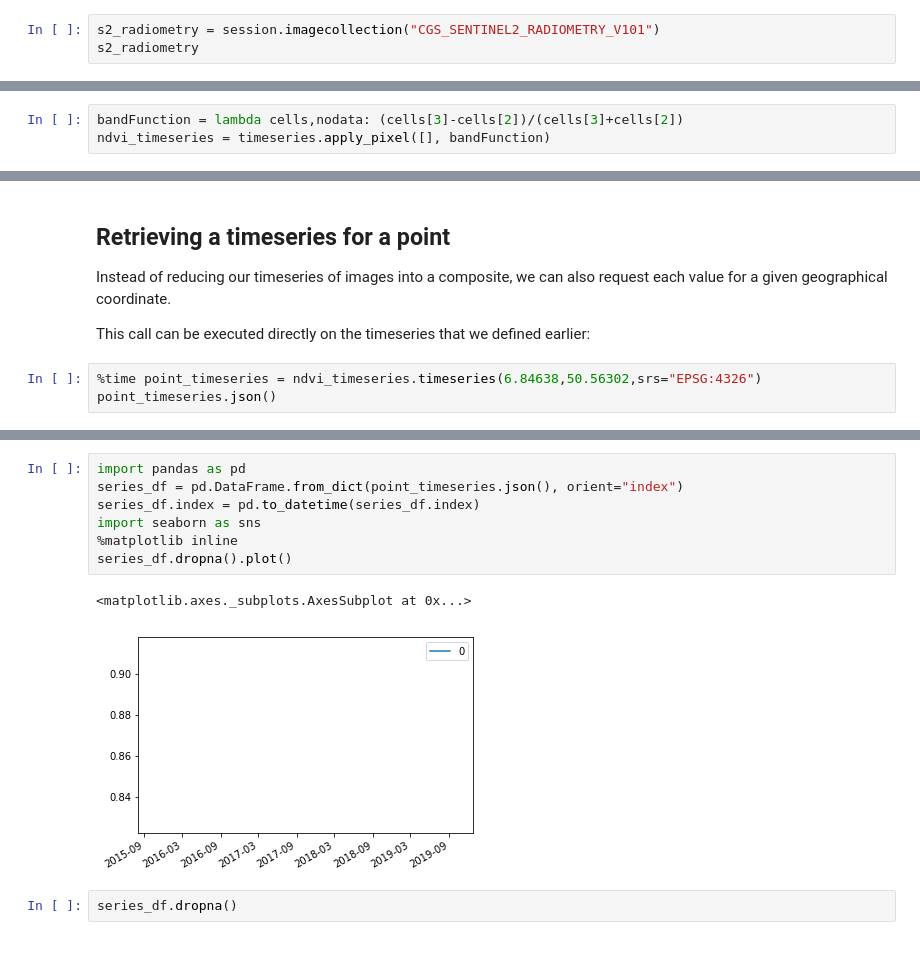
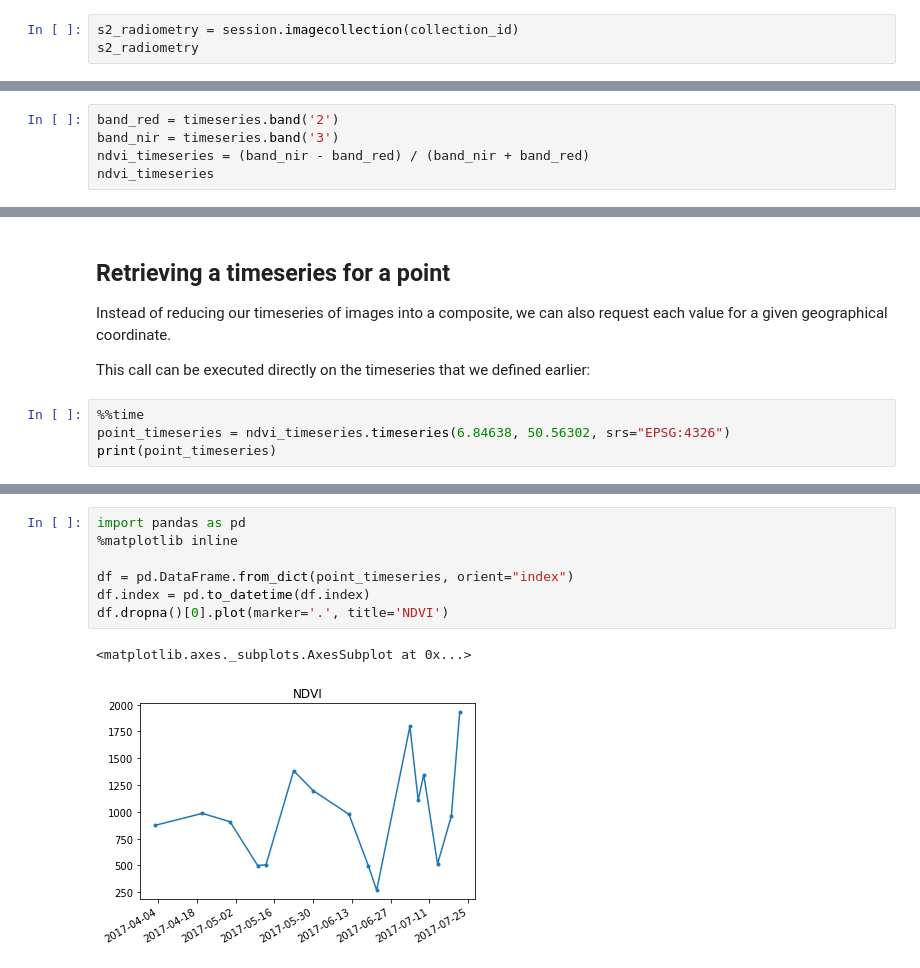
Before and after one commit to Open-EO/openeo-python-client, a Jupyter notebook: examples/notebooks/Compositing.ipynb, the cells around one changed output, grey strips where cells are left out. Saved outputs shown, nothing was run; the diff lists cells and outputs as text.

```diff
--- a/examples/notebooks/Compositing.ipynb
+++ b/examples/notebooks/Compositing.ipynb
@@ -26,4 +59,4 @@ In the client code, the user can create an image collection quite easily. This i
 # %%
-s2_radiometry = session.imagecollection("CGS_SENTINEL2_RADIOMETRY_V101")
+s2_radiometry = session.imagecollection(collection_id)
 s2_radiometry
 # %% [output]
@@ -40,3 +72,0 @@ timeseries
-# %%
-bandFunction = lambda cells,nodata: (cells[3]-cells[2])/(cells[3]+cells[2])
-ndvi_timeseries = timeseries.apply_pixel([], bandFunction)
@@ -42,0 +77,5 @@ ndvi_timeseries = timeseries.apply_pixel([], bandFunction)
+# %%
+band_red = timeseries.band('2')
+band_nir = timeseries.band('3')
+ndvi_timeseries = (band_nir - band_red) / (band_nir + band_red)
+ndvi_timeseries
@@ -93,6 +141,7 @@ Instead of reducing our timeseries of images into a composite, we can also reque
 
 This call can be executed directly on the timeseries that we defined earlier:
 # %%
-%time point_timeseries = ndvi_timeseries.timeseries(6.84638,50.56302,srs="EPSG:4326")
-point_timeseries.json()
+%%time
+point_timeseries = ndvi_timeseries.timeseries(6.84638, 50.56302, srs="EPSG:4326")
+print(point_timeseries)
 # %% [output]
@@ -104,12 +151,10 @@ Wall time: 9.11 s
 # %%
 import pandas as pd
-series_df = pd.DataFrame.from_dict(point_timeseries.json(), orient="index")
-series_df.index = pd.to_datetime(series_df.index)
-import seaborn as sns
 %matplotlib inline
-series_df.dropna().plot()
+
+df = pd.DataFrame.from_dict(point_timeseries, orient="index")
+df.index = pd.to_datetime(df.index)
+df.dropna()[0].plot(marker='.', title='NDVI')
 # %% [output]
 <matplotlib.axes._subplots.AxesSubplot at 0x...>
-[figure, old version]
+[figure, new version]
-# %%
-series_df.dropna()
```
Also changed, not shown: parts of 26 cells of this notebook, 5 other files.
